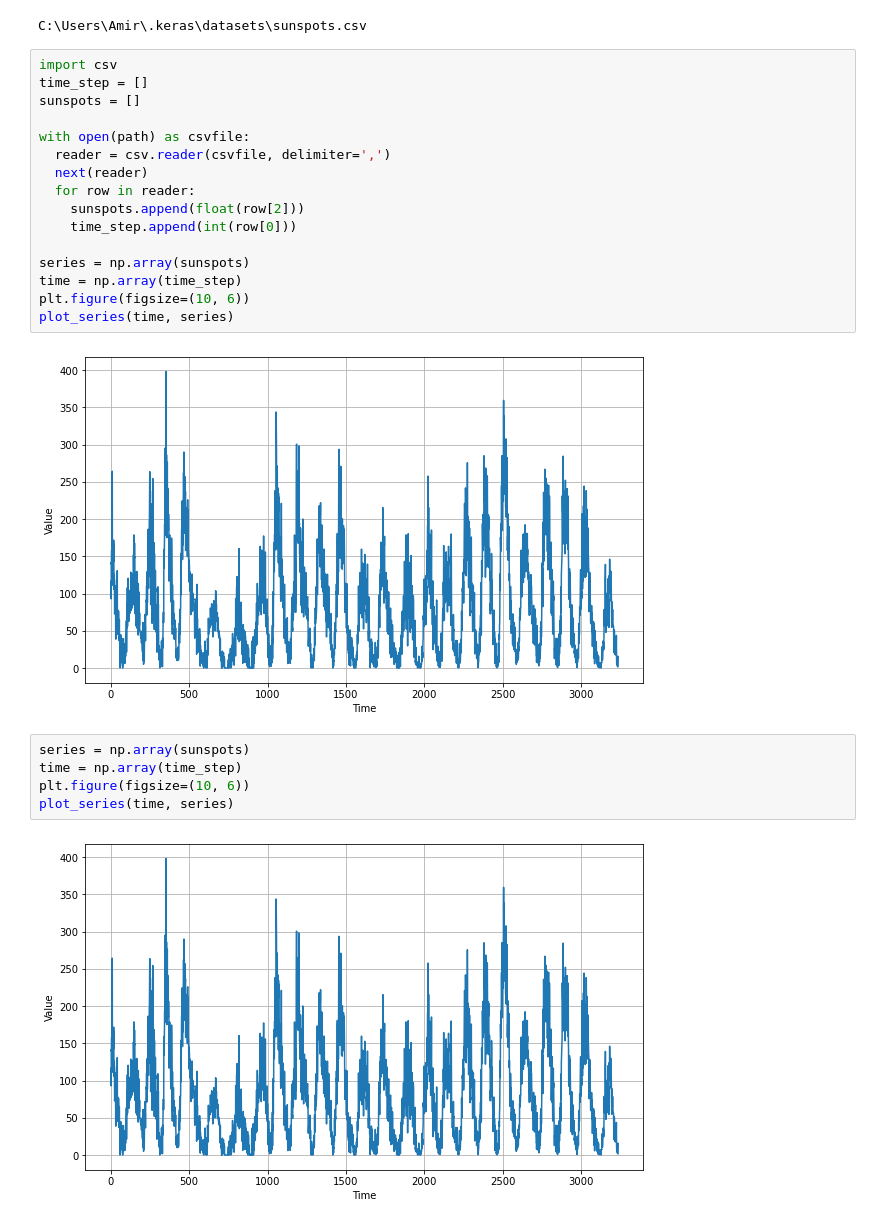
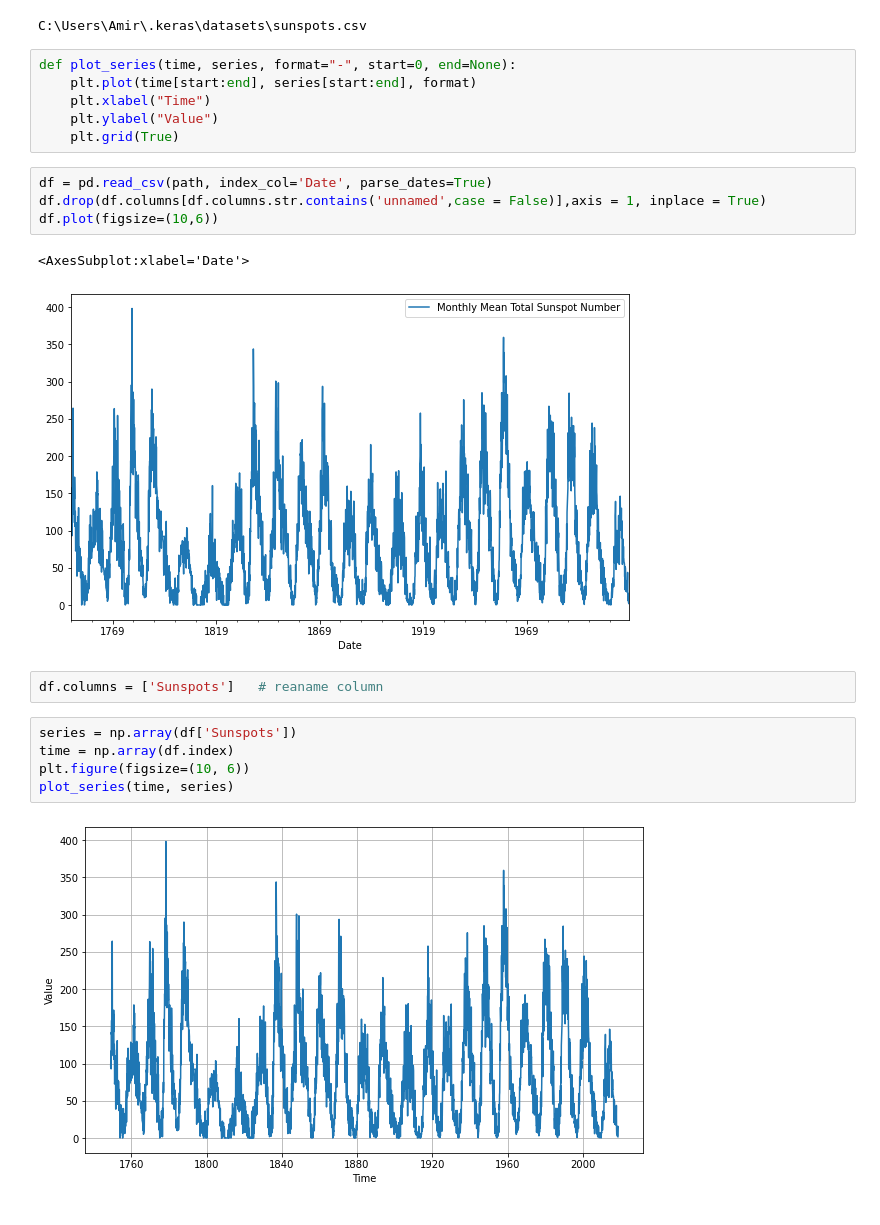
Before and after one commit to AmirRazaMBA/TensorFlow-Certification, a Jupyter notebook: 4. Time Series/AZ/TS_Forecasting/08_sunspot_forecast_02.ipynb, the cells around one changed output. Drawn from its saved outputs; the diff is of its cells as text.

```diff
--- a/4. Time Series/AZ/TS_Forecasting/08_sunspot_forecast_02.ipynb
+++ b/4. Time Series/AZ/TS_Forecasting/08_sunspot_forecast_02.ipynb
@@ -13,30 +11,27 @@ path = tf.keras.utils.get_file('sunspots.csv',
 print (path)
 # %% [output]
 C:\Users\Amir\.keras\datasets\sunspots.csv
-# %%
-import csv
-time_step = []
-sunspots = []
-
-with open(path) as csvfile:
-  reader = csv.reader(csvfile, delimiter=',')
-  next(reader)
-  for row in reader:
-    sunspots.append(float(row[2]))
-    time_step.append(int(row[0]))
-
-series = np.array(sunspots)
-time = np.array(time_step)
-plt.figure(figsize=(10, 6))
-plot_series(time, series)
-# %% [output]
-[figure, removed]
+# %%
+def plot_series(time, series, format="-", start=0, end=None):
+    plt.plot(time[start:end], series[start:end], format)
+    plt.xlabel("Time")
+    plt.ylabel("Value")
+    plt.grid(True)
+# %%
+df = pd.read_csv(path, index_col='Date', parse_dates=True)
+df.drop(df.columns[df.columns.str.contains('unnamed',case = False)],axis = 1, inplace = True)
+df.plot(figsize=(10,6))
+# %% [output]
+<AxesSubplot:xlabel='Date'>
+[figure, added]
+# %%
+df.columns = ['Sunspots']   # reaname column
 # %%
-series = np.array(sunspots)
-time = np.array(time_step)
+series = np.array(df['Sunspots'])
+time = np.array(df.index)
 plt.figure(figsize=(10, 6))
 plot_series(time, series)
 # %% [output]
-[figure, old version]
+[figure, new version]
 # %%
 split_time = 3000
```
Also changed, not shown: parts of 25 cells of this notebook, 4 other files.
